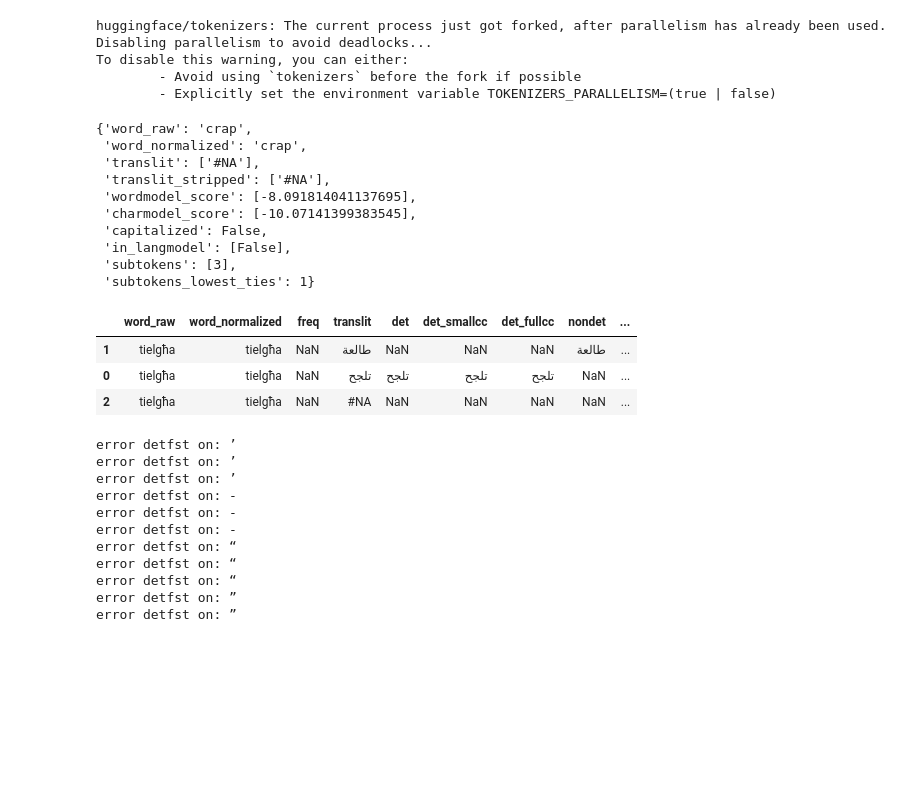
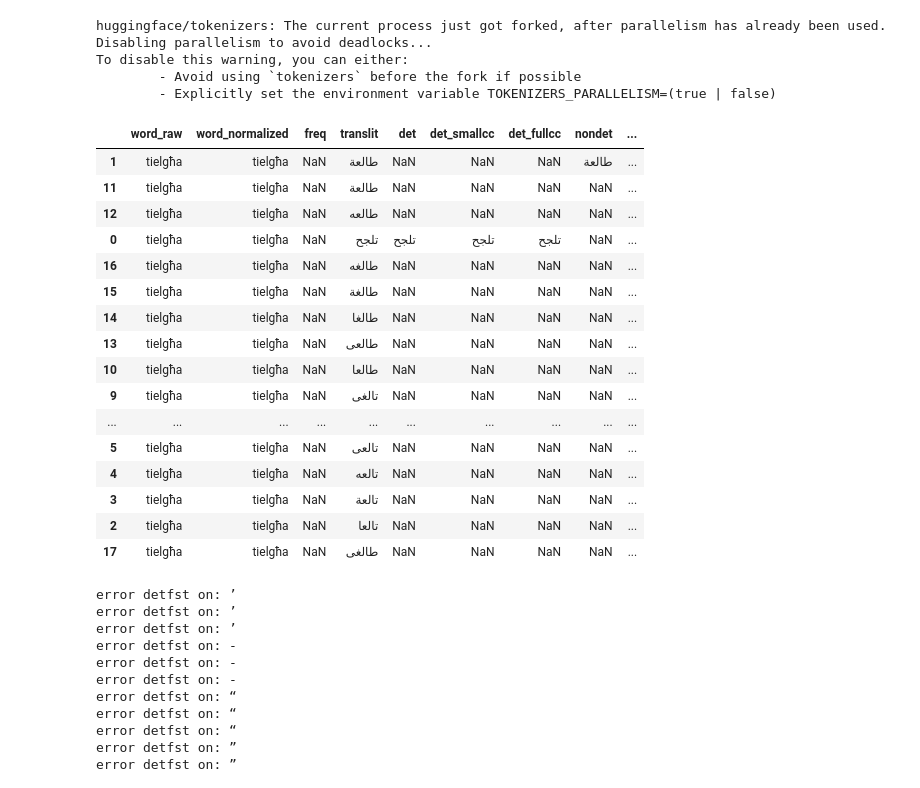
Before and after one commit to MLRS/malti, a Jupyter notebook: malti2arabi_fst.ipynb, the cells around one changed output. Drawn from its saved outputs; the diff is of its cells as text; code cells hidden in the pictures; blank space fills up the shorter version.

```diff
--- a/malti2arabi_fst.ipynb
+++ b/malti2arabi_fst.ipynb
@@ -109,8 +110,7 @@ sigma_arabi = pn.project(arabic2arabic,'output')
 
 # SIGMA
 sigma_in = pn.project(pn.union(malti2arabi_1char,special,arabic2arabic,final_vowels,everything_else),'input')
-sigma = pn.project(pn.union(sigma_in,special,final_vowels,everything_else),'output').optimize()
-# sigma = pn.union(sigma,"-").optimize()
+sigma = pn.project(pn.union(sigma_in,special,final_vowels),'output').optimize()
 
 rwr_first_fsts = pn.union(
     malti2arabi_2char,
@@ -141,19 +141,6 @@ dediac = pn.cdrewrite(dediac_cross,'','',sigma.closure())
 augmented_closed_class = pn.string_file('mappings/augmented_closed_class.map').optimize()
 
 words = pn.string_file('data/arabi_data/tn-maghreb-words.txt').optimize() @ dediac
-# %%
-translit_and_rank_options('crap')
-# %% [output]
-{'word_raw': 'crap',
- 'word_normalized': 'crap',
- 'translit': ['#NA'],
- 'translit_stripped': ['#NA'],
- 'wordmodel_score': [-8.091814041137695],
- 'charmodel_score': [-10.07141399383545],
- 'capitalized': False,
- 'in_langmodel': [False],
- 'subtokens': [3],
- 'subtokens_lowest_ties': 1}
 # %%
 # paths = get_paths(("<BOS>mil-<EOS>"  @ baby_closed_class @ transcriber  )),get_paths(("<BOS>fok<EOS>"   @ transcriber  ))
 # paths,len(paths)
@@ -240,6 +227,25 @@ def strip_plus(x):
         return x
     else:
         return x.rstrip("+")
+
+def dediacritise_non_malti_accents(text: str, diacritics_to_keep: str = "ċġħż") -> str:
+    """
+    Removes diacritics from the text.
+    This preserves any special symbols which aren't diacritised characters.
+    Args:
+        text: The text to dediacritise.
+        diacritics_to_keep: Optional diacritics to keep in the text.
+    Returns:
+        The dediacritised text.
+    """
+
+    normalised_text = strip_accents_unicode(text)
+    if diacritics_to_keep:
+        for character in re.finditer(rf"[{diacritics_to_keep}]", text):
+            normalised_text = normalised_text[:character.start()] \
+                              + character.group() \
+                              + normalised_text[character.end():]
+    return normalised_text
 
 
 def translit_and_rank_options(word,name='translit',fsttype='non-det',backoffs=[baby_closed_class,augmented_closed_class]):
@@ -319,35 +325,48 @@ nondet_fullcc = pd.DataFrame(nondet_fullcc)
 def merge_multiple(dfs=[det,det_smallcc,det_fullcc,nondet,nondet_smallcc,nondet_fullcc]):
     first = dfs[0]
     for df in dfs[1:]:
         first = first.merge(df,how='outer')
 
     return first.sort_values('wordmodel_score',ascending=False)[[
         'word_raw',
         'word_normalized',
         'freq',
         'translit',
         'det',
         'det_smallcc',
         'det_fullcc',
         'nondet',
         'nondet_smallcc',
         'nondet_fullcc',
         'translit_stripped',
         'wordmodel_score',
         'charmodel_score',
         'capitalized',
         'in_langmodel',
         'subtokens',
         # 'subtokens_lowest_ties',
         ]]
 
 merged = merge_multiple()
 merged
 # %% [output]
 |  | word_raw | word_normalized | freq | translit | det | det_smallcc | det_fullcc | nondet | ... |
 | 1 | tielgħa | tielgħa | NaN | طالعة | NaN | NaN | NaN | طالعة | ... |
+| 11 | tielgħa | tielgħa | NaN | طالعة | NaN | NaN | NaN | NaN | ... |
+| 12 | tielgħa | tielgħa | NaN | طالعه | NaN | NaN | NaN | NaN | ... |
 | 0 | tielgħa | tielgħa | NaN | تلجح | تلجح | تلجح | تلجح | NaN | ... |
-| 2 | tielgħa | tielgħa | NaN | #NA | NaN | NaN | NaN | NaN | ... |
+| 16 | tielgħa | tielgħa | NaN | طالغه | NaN | NaN | NaN | NaN | ... |
+| 15 | tielgħa | tielgħa | NaN | طالغة | NaN | NaN | NaN | NaN | ... |
+| 14 | tielgħa | tielgħa | NaN | طالغا | NaN | NaN | NaN | NaN | ... |
+| 13 | tielgħa | tielgħa | NaN | طالعى | NaN | NaN | NaN | NaN | ... |
+| 10 | tielgħa | tielgħa | NaN | طالعا | NaN | NaN | NaN | NaN | ... |
+| 9 | tielgħa | tielgħa | NaN | تالغى | NaN | NaN | NaN | NaN | ... |
+| ... | ... | ... | ... | ... | ... | ... | ... | ... | ... |
+| 5 | tielgħa | tielgħa | NaN | تالعى | NaN | NaN | NaN | NaN | ... |
+| 4 | tielgħa | tielgħa | NaN | تالعه | NaN | NaN | NaN | NaN | ... |
+| 3 | tielgħa | tielgħa | NaN | تالعة | NaN | NaN | NaN | NaN | ... |
+| 2 | tielgħa | tielgħa | NaN | تالعا | NaN | NaN | NaN | NaN | ... |
+| 17 | tielgħa | tielgħa | NaN | طالغى | NaN | NaN | NaN | NaN | ... |
 # %%
 # word_hist = word_hist
 # mudtdev_translit = pd.concat(word_hist['sent'].iloc[:].apply(translit_and_rank_options).values)
```
Also changed, not shown: parts of 6 cells of this notebook, 1 other file.
